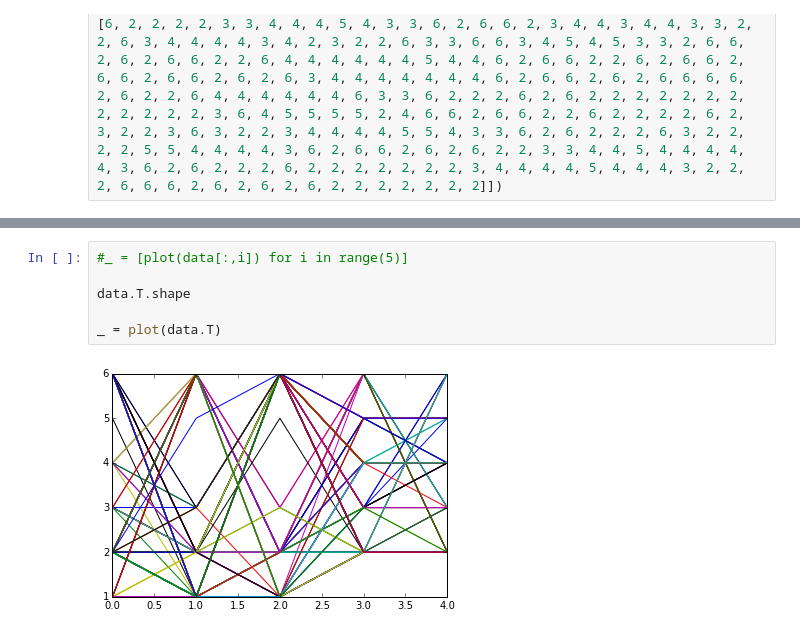
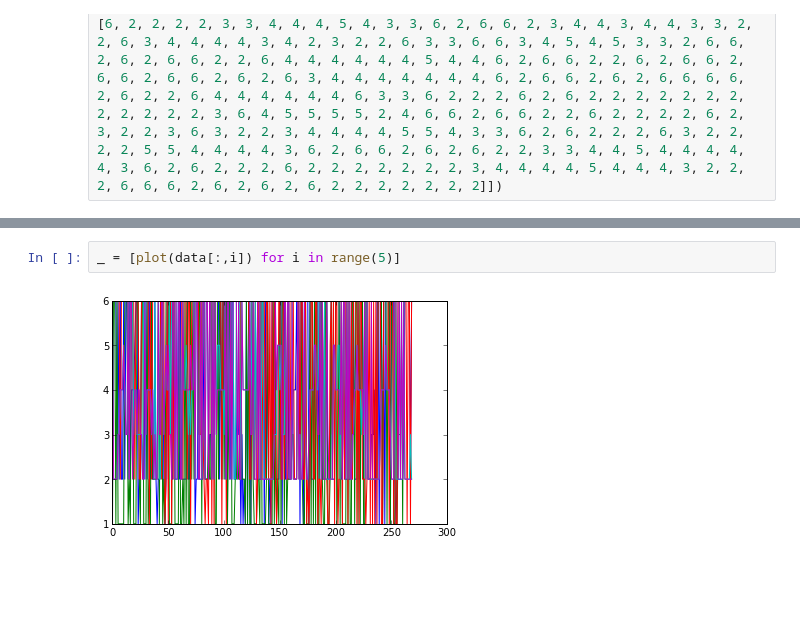
Before and after one commit to kastnerkyle/School, a Jupyter notebook: analytics/neuralnets_talk/pybrain.ipynb, the cells around one changed output, grey strips where cells are left out. Saved outputs shown, nothing was run; the diff lists cells and outputs as text; blank space fills up the shorter version.

```diff
--- a/analytics/neuralnets_talk/pybrain.ipynb
+++ b/analytics/neuralnets_talk/pybrain.ipynb
@@ -76,8 +76,4 @@ plot(err, color="darkred")
 # %%
-#_ = [plot(data[:,i]) for i in range(5)]
-
-data.T.shape
-
-_ = plot(data.T)
+_ = [plot(data[:,i]) for i in range(5)]
 # %% [output]
-[figure, old version]
+[figure, new version]
```
Also changed, not shown: parts of 2 cells of this notebook.
